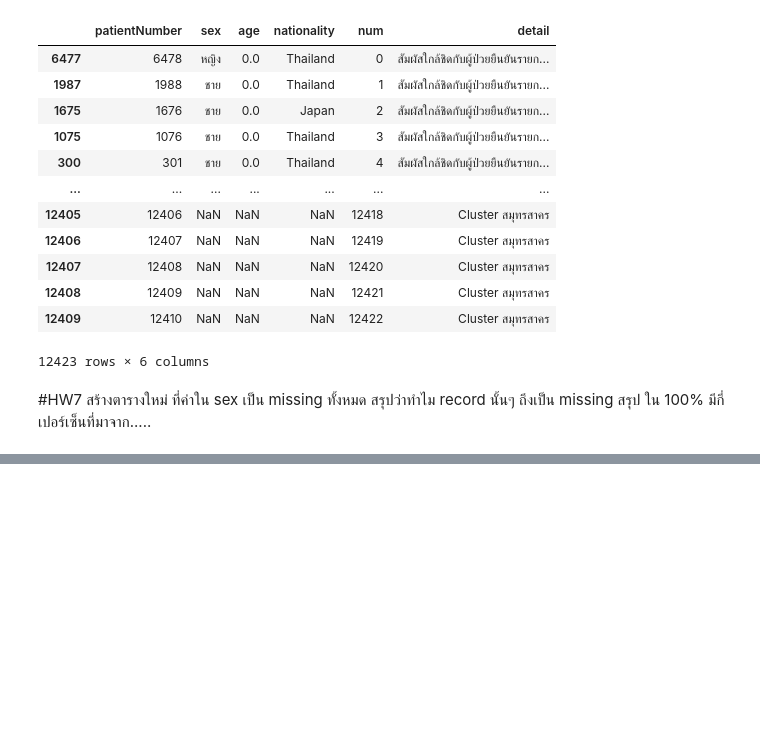
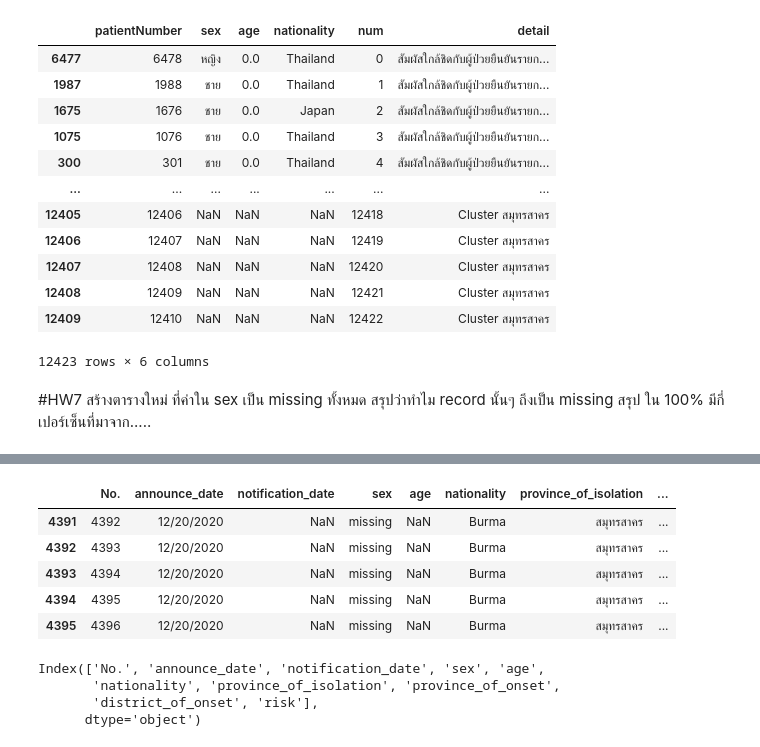
Before and after one commit to waraporn19/data_viz, a Jupyter notebook: Pandas102.ipynb, the cells around one changed output, grey strips where cells are left out. Cells and saved outputs as stored; diff of their text form; code cells hidden in the pictures; blank space fills up the shorter version.

```diff
--- a/Pandas102.ipynb
+++ b/Pandas102.ipynb
@@ -372,0 +391,17 @@ data_human2_renamed#เอาตารางหลักมาสร้าง co
+# %%
+sex_missing2 = sex_missing[sex_missing['sex']=='missing'] #ดูค่าที่มี sex เป็น missing ทั้งหมดว่ามีกี่ตัว
+sex_missing2.head()
+# %% [output]
+|  | No. | announce_date | notification_date | sex | age | nationality | province_of_isolation | ... |
+| 4391 | 4392 | 12/20/2020 | NaN | missing | NaN | Burma | สมุทรสาคร | ... |
+| 4392 | 4393 | 12/20/2020 | NaN | missing | NaN | Burma | สมุทรสาคร | ... |
+| 4393 | 4394 | 12/20/2020 | NaN | missing | NaN | Burma | สมุทรสาคร | ... |
+| 4394 | 4395 | 12/20/2020 | NaN | missing | NaN | Burma | สมุทรสาคร | ... |
+| 4395 | 4396 | 12/20/2020 | NaN | missing | NaN | Burma | สมุทรสาคร | ... |
+# %%
+sex_missing2.columns
+# %% [output]
+Index(['No.', 'announce_date', 'notification_date', 'sex', 'age',
+       'nationality', 'province_of_isolation', 'province_of_onset',
+       'district_of_onset', 'risk'],
+      dtype='object')
```
Also changed, not shown: parts of 6 cells of this notebook.
